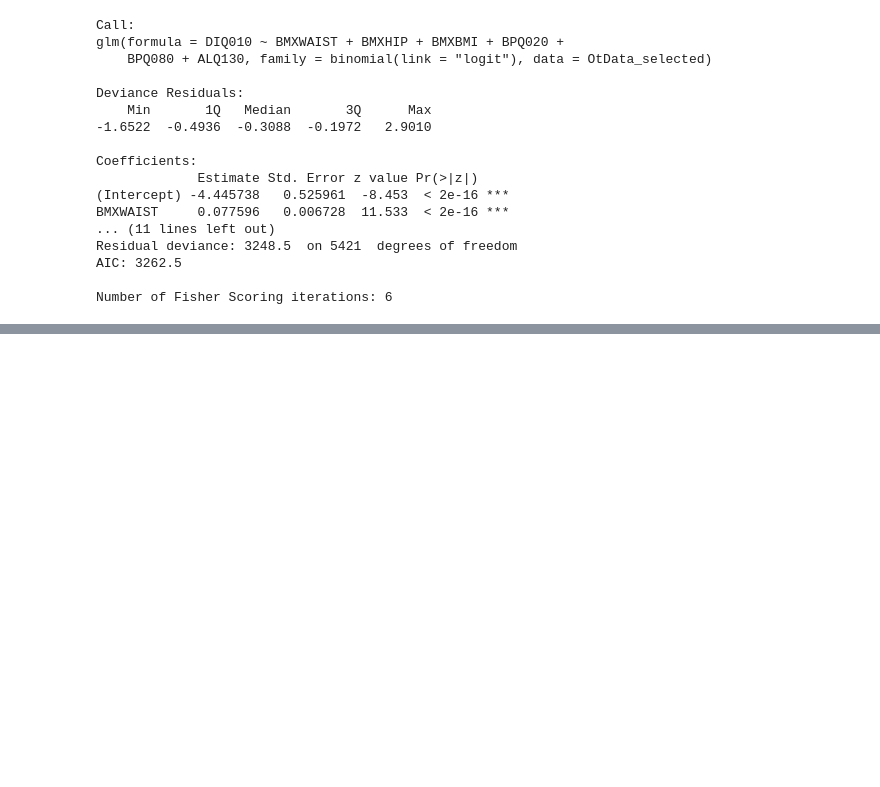
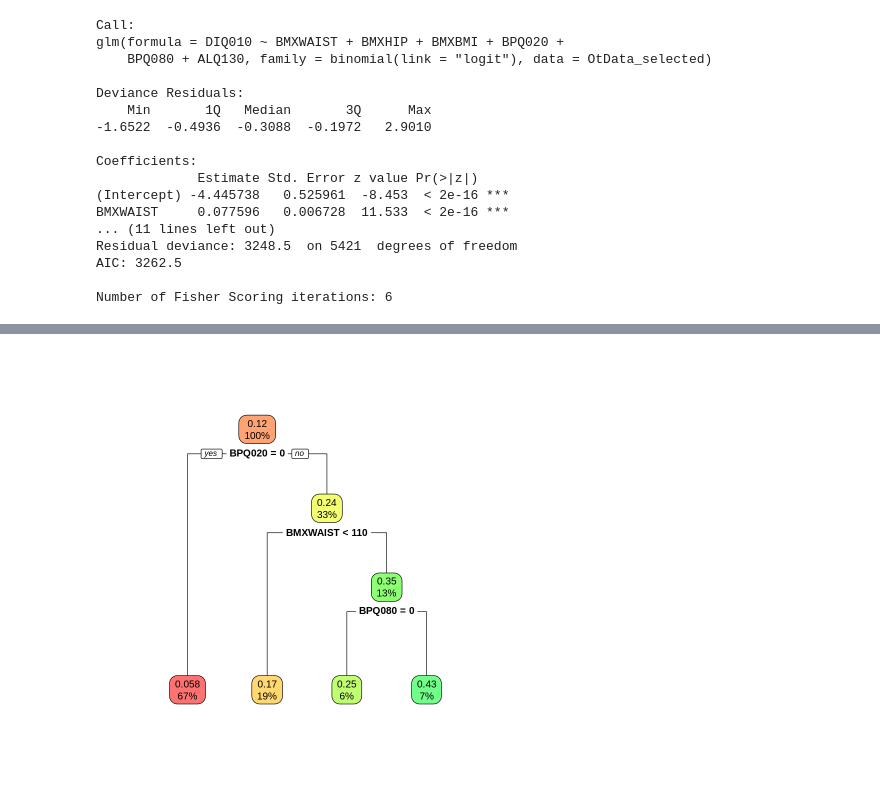
Before and after one commit to AlexLeungZ/SDSC2102-proj, a Jupyter notebook: diabetes.ipynb, the cells around one changed output, grey strips where cells are left out. Cells and saved outputs as stored; diff of their text form; code cells hidden in the pictures; blank space fills up the shorter version.

```diff
--- a/diabetes.ipynb
+++ b/diabetes.ipynb
@@ -426,0 +433,3 @@ Number of Fisher Scoring iterations: 6
+# %%
+tree <- rpart(DIQ010 ~., data = OtData_selected)
+printcp(tree)
@@ -426,0 +452,4 @@ Number of Fisher Scoring iterations: 6
+# %%
+rpart.plot(tree, box.palette = "RdYlGn")
+# %% [output]
+[figure, added]
```
Also changed, not shown: parts of 6 cells of this notebook, 1 other file.
